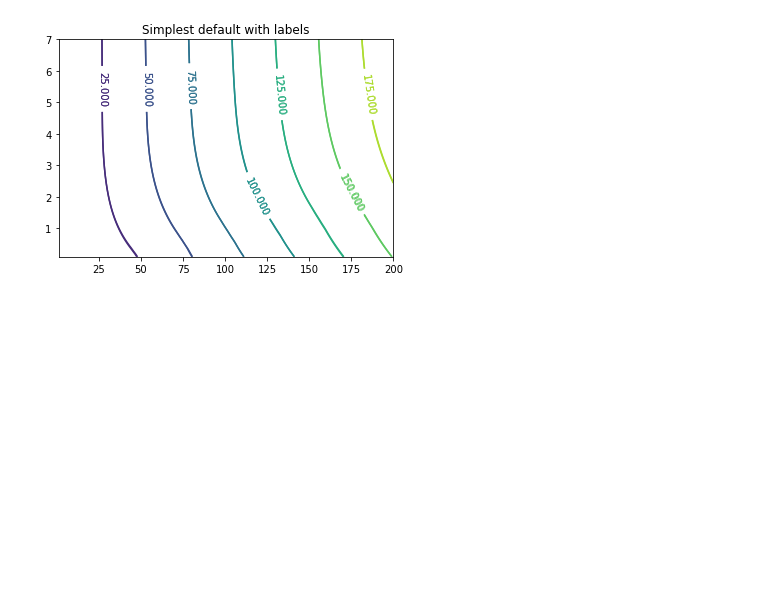
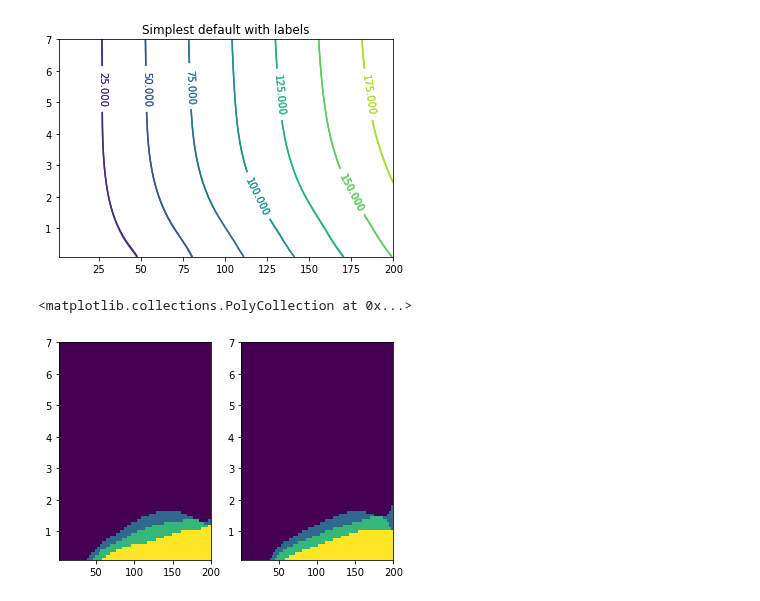
Before and after one commit to majkee15/credit_collections_rl, a Jupyter notebook: learning/notebooks/explore_learned_constrained_spline.ipynb, the cells around one changed output. Saved outputs shown, nothing was run; the diff lists cells and outputs as text; code cells hidden in the pictures; blank space fills up the shorter version.

```diff
--- a/learning/notebooks/explore_learned_constrained_spline.ipynb
+++ b/learning/notebooks/explore_learned_constrained_spline.ipynb
@@ -33,3 +33,27 @@ import matplotlib.pyplot as plt
 # import seaborn as sns
 
 os.environ["CUDA_VISIBLE_DEVICES"] = "-1"
+
+def construct_paths(name, log_num):
+    log_path = os.path.join(misc.RESOURCE_ROOT, 'models', name)
+    logs = os.listdir(log_path)
+    models = os.listdir(os.path.join(misc.RESOURCE_ROOT, 'models', name, logs[log_num]))
+    model_path = os.path.join(misc.RESOURCE_ROOT, 'models', name, logs[log_num])
+    env_path =  os.path.join(misc.RESOURCE_ROOT, 'models', name, logs[log_num], 'env.pkl')
+    try:
+        buffer_path = os.path.join(misc.RESOURCE_ROOT, 'models', name, logs[log_num], 'buffer.pkl')
+    except:
+        print('No buffer found.')
+
+#     with open(buffer_path,'rb') as f:
+#         buffer = pickle.load(f)
+    return model_path
+
+def load_agent(name, lognumber=0):
+    log_path = os.path.join(misc.RESOURCE_ROOT, 'models', name)
+    logs = os.listdir(log_path)
+    print(f"Logs available: {logs}")
+    model_path = construct_paths(name, lognumber)
+    agent = DQNAgent.load(model_path)
+    agent.main_net.compile(loss='MSE')
+    return agent
@@ -77,0 +60,3 @@ agentconstr.main_net.compile(loss='MSE')
+# %%
+agent = load_agent('4ActionsSplines50K', 0)
+agent_contsr = load_agent('4ActionsSplines50KConstrained', 0)
@@ -94,7 +90,7 @@ def create_map(agent, lam_lim=7):
     return  ww, ll, p, z
 #ww, ll, aa, z = create_map(agent)
 ww, ll, p, z = create_map(agent)
-ww, ll, pc, zc = create_map(agentconstr)
+ww, ll, pc, zc = create_map(agent_contsr)
 # %%
 fig, ax = plt.subplots()
 CS = ax.contour(ww, ll, z)
@@ -105,3 +101,12 @@ ax.set_title('Simplest default with labels')
 # %% [output]
 Text(0.5, 1.0, 'Simplest default with labels')
 [figure]
+# %%
+fig, ax = plt.subplots(ncols=2)
+ax[0].pcolor(ww, ll, p)
+ax[1].pcolor(ww, ll, pc)
+# fig.colorbar()
+# ax[0].show()
+# %% [output]
+<matplotlib.collections.PolyCollection at 0x...>
+[figure, added]
```
Also changed, not shown: parts of 19 cells of this notebook, 4 other files.
